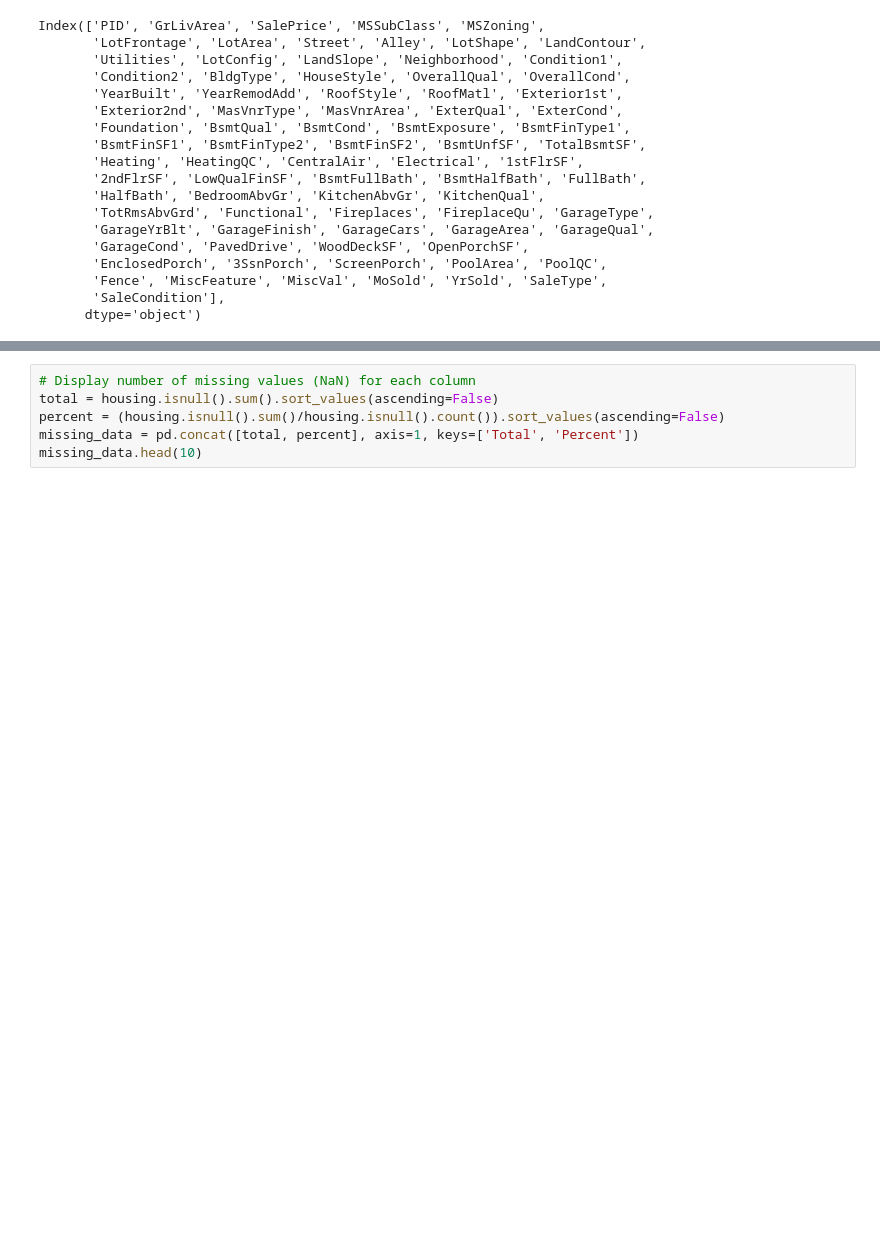
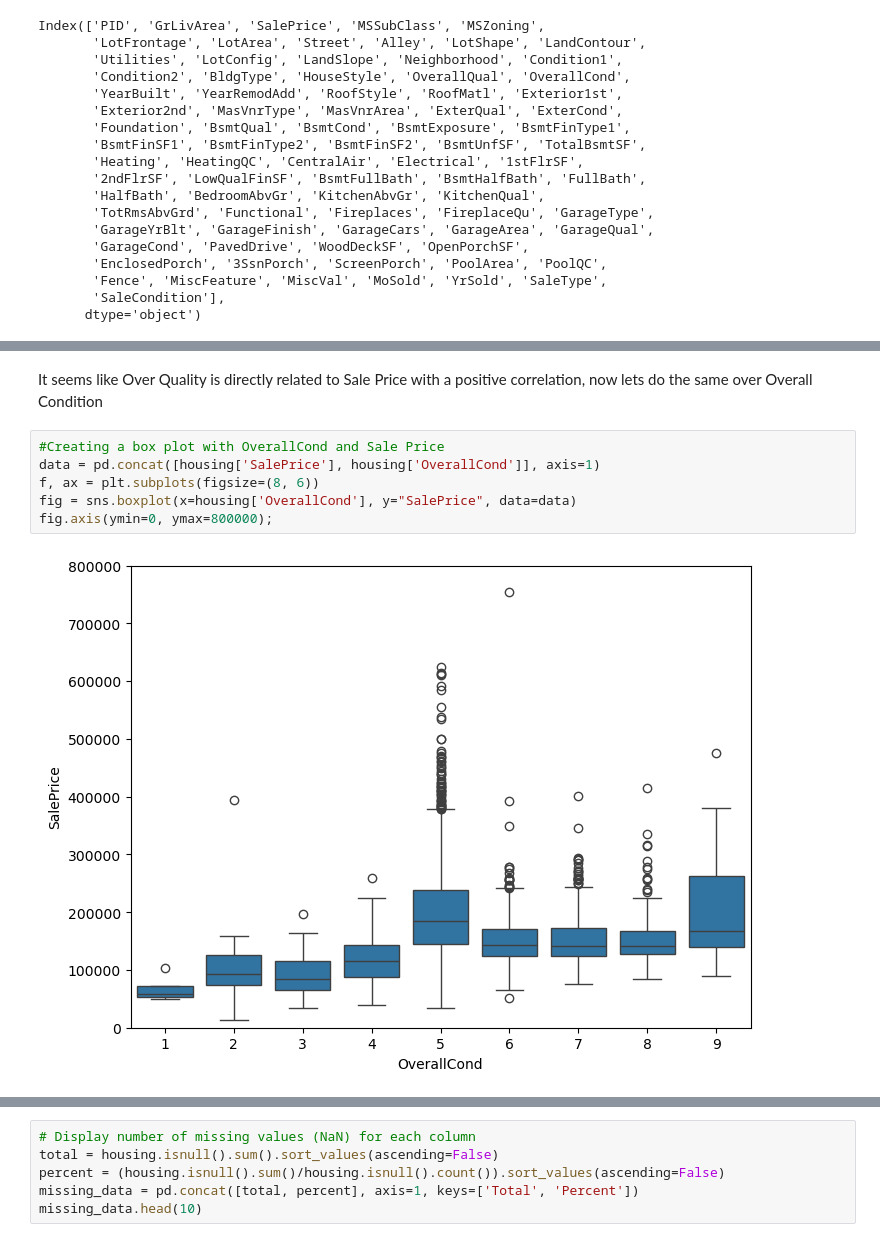
Before and after one commit to haidermumtaz/Machine-Learning-Project, a Jupyter notebook: housing_data_analysis.ipynb, the cells around one changed output, grey strips where cells are left out. Drawn from its saved outputs; the diff is of its cells as text; blank space fills up the shorter version.

```diff
--- a/housing_data_analysis.ipynb
+++ b/housing_data_analysis.ipynb
@@ -49,0 +61,10 @@ Before we start analyzing these features and their relationship to the sale pric
+# %% [markdown]
+It seems like Over Quality is directly related to Sale Price with a positive correlation, now lets do the same over Overall Condition
+# %%
+#Creating a box plot with OverallCond and Sale Price
+data = pd.concat([housing['SalePrice'], housing['OverallCond']], axis=1)
+f, ax = plt.subplots(figsize=(8, 6))
+fig = sns.boxplot(x=housing['OverallCond'], y="SalePrice", data=data)
+fig.axis(ymin=0, ymax=800000);
+# %% [output]
+[figure, added]
```
Also changed, not shown: parts of 10 cells of this notebook.
